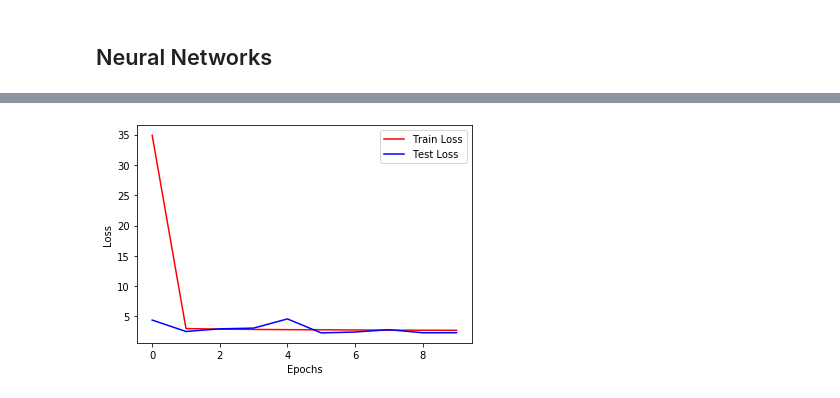
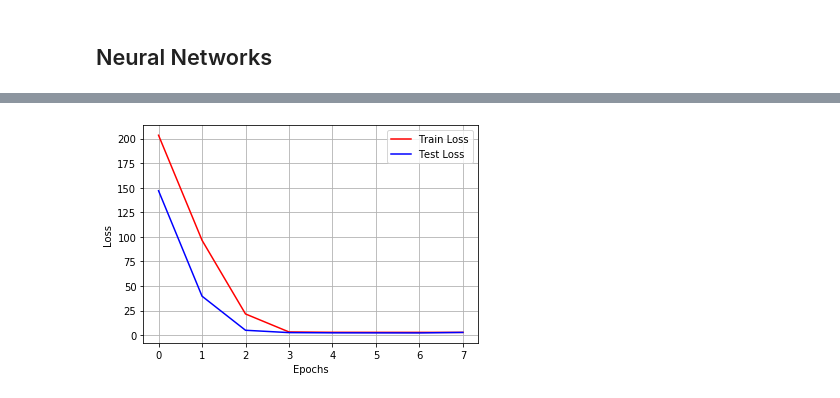
Before and after one commit to zach96guan/15-688_PDS_Project, a Jupyter notebook: model.ipynb, the cells around one changed output, grey strips where cells are left out. Cells and saved outputs as stored; diff of their text form; code cells hidden in the pictures.

Commit message:
update model

```diff
--- a/model.ipynb
+++ b/model.ipynb
@@ -345,7 +345,9 @@ Test Loss: 1.7724299167621504
 ## Neural Networks
 # %%
 model_nn = models.Sequential()
-model_nn.add(Dense(128, activation='relu', input_shape=(X_train.shape[1],)))
+model_nn.add(Dense(256, activation='relu', input_shape=(X_train.shape[1],)))
+model_nn.add(BatchNormalization())
+model_nn.add(Dense(128, activation='relu'))
 model_nn.add(BatchNormalization())
 model_nn.add(Dense(64, activation='relu'))
 model_nn.add(BatchNormalization())
@@ -355,7 +357,7 @@ model_nn.add(Dense(8, activation='relu'))
 model_nn.add(BatchNormalization())
 model_nn.add(Dense(1))
 
-optimizer = optimizers.Adam(lr=1e-3)
+optimizer = optimizers.Adam(lr=1e-4)
 model_nn.compile(loss='mse', optimizer=optimizer, metrics=['mae'])
 # %%
 model_nn.summary()
@@ -383,7 +385,7 @@ history = model_nn.fit(
                 y=y_train,
                 validation_data=(X_test, y_test),
                 batch_size=256,
-                epochs=10,
+                epochs=8,
                 shuffle=True,
                 verbose=1
             )
@@ -408,13 +411,14 @@ Epoch 10/10
 # %%
 train_loss = history.history['loss']
 test_loss = history.history['val_loss']
 epochs = np.arange(len(train_loss))
 
 plt.plot(epochs, train_loss, 'r')
 plt.plot(epochs, test_loss, 'b')
 plt.legend(['Train Loss', 'Test Loss'])
 plt.xlabel('Epochs')
 plt.ylabel('Loss')
+plt.grid()
 plt.show()
 # %% [output]
-[figure, old version]
+[figure, new version]
```
Also changed, not shown: parts of 2 cells of this notebook.
